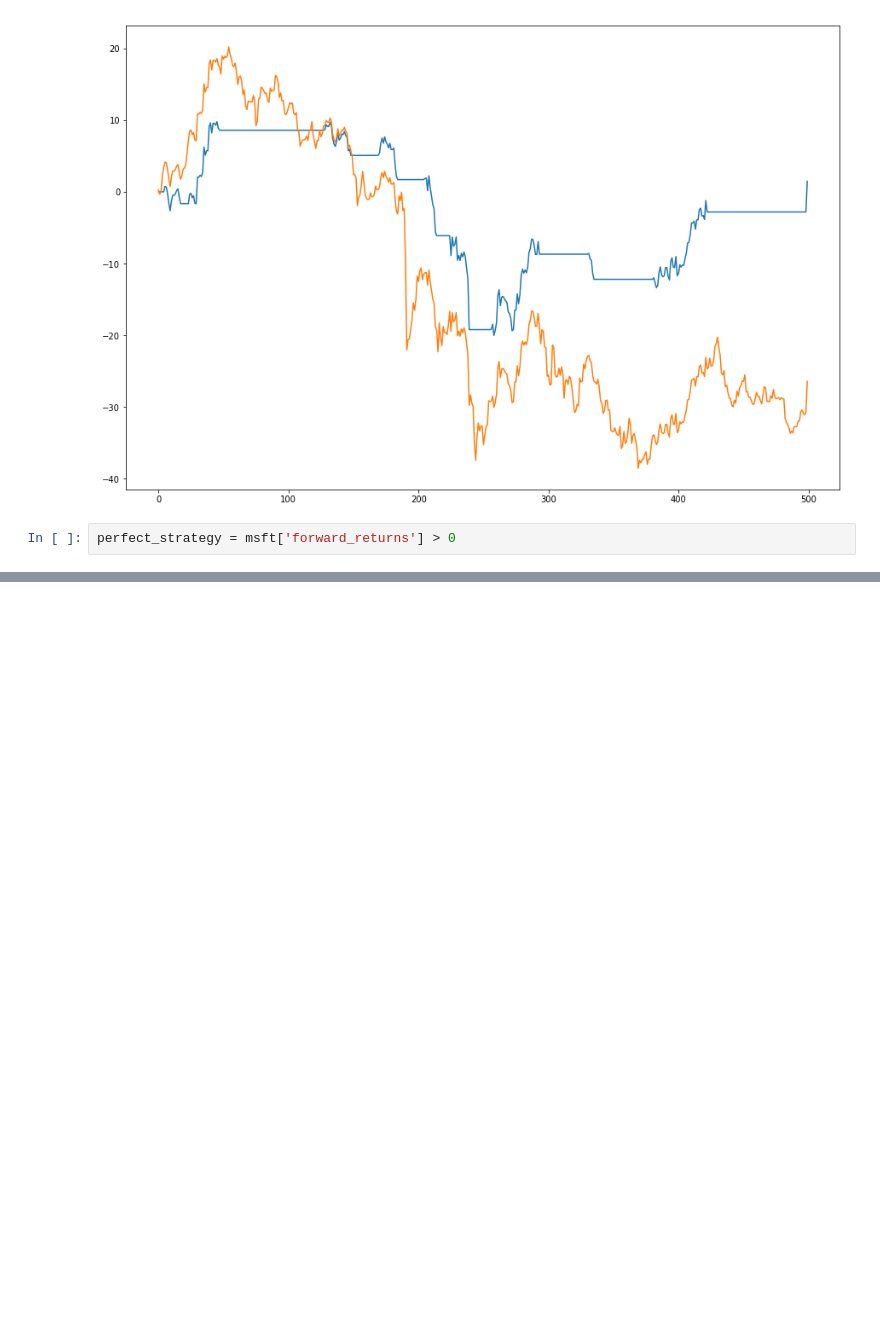
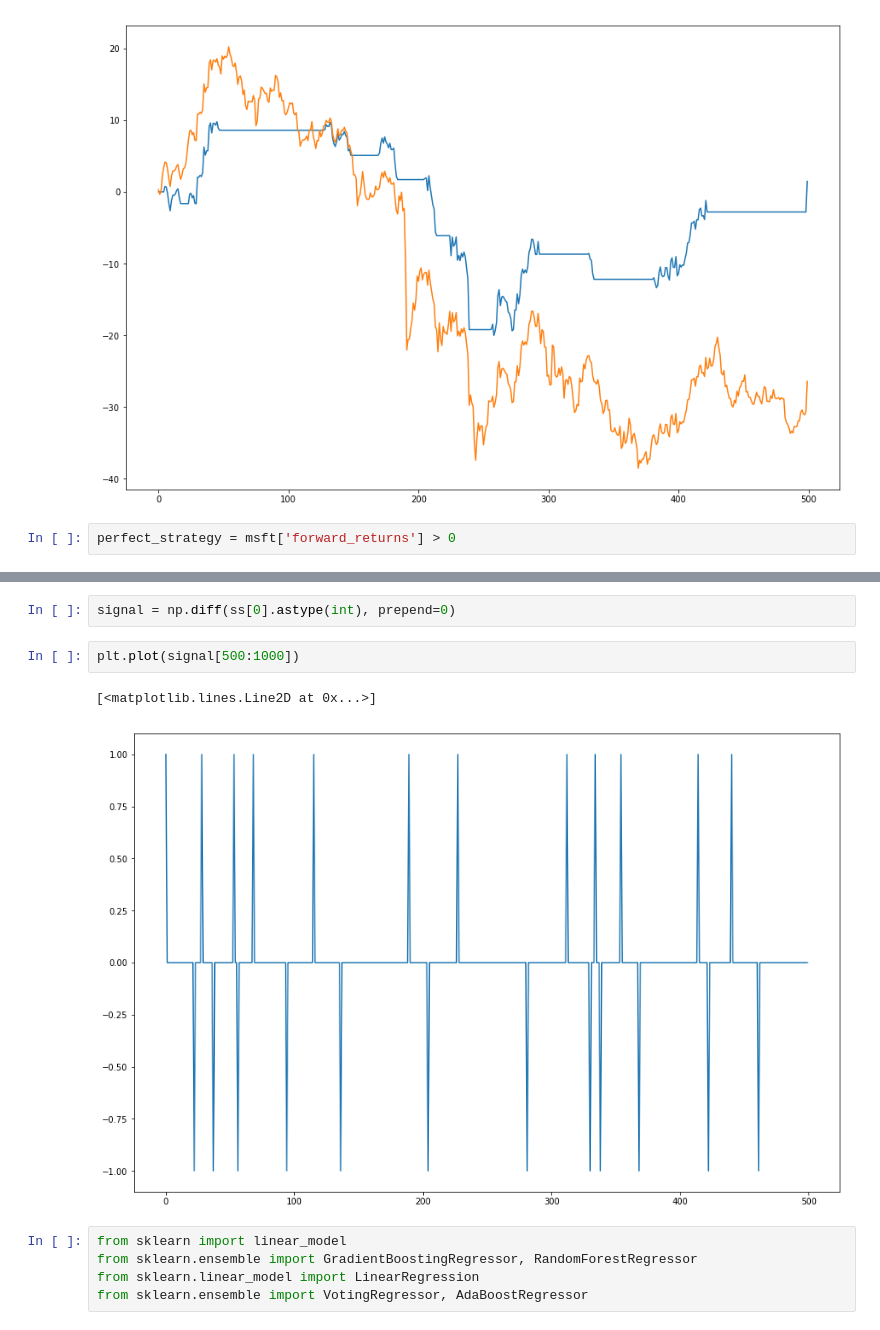
Before and after one commit to longtailfinancial/AlphaEngine, a Jupyter notebook: stu_scratch/Automated-Example.ipynb, the cells around one changed output, grey strips where cells are left out. Cells and saved outputs as stored; diff of their text form; blank space fills up the shorter version.

```diff
--- a/stu_scratch/Automated-Example.ipynb
+++ b/stu_scratch/Automated-Example.ipynb
@@ -216,0 +250,12 @@ perfect_strategy = msft['forward_returns'] > 0
+# %%
+signal = np.diff(ss[0].astype(int), prepend=0)
+# %%
+plt.plot(signal[500:1000])
+# %% [output]
+[<matplotlib.lines.Line2D at 0x...>]
+[figure, added]
+# %%
+from sklearn import linear_model
+from sklearn.ensemble import GradientBoostingRegressor, RandomForestRegressor
+from sklearn.linear_model import LinearRegression
+from sklearn.ensemble import VotingRegressor, AdaBoostRegressor
```
Also changed, not shown: parts of 16 cells of this notebook, 5 other files.
